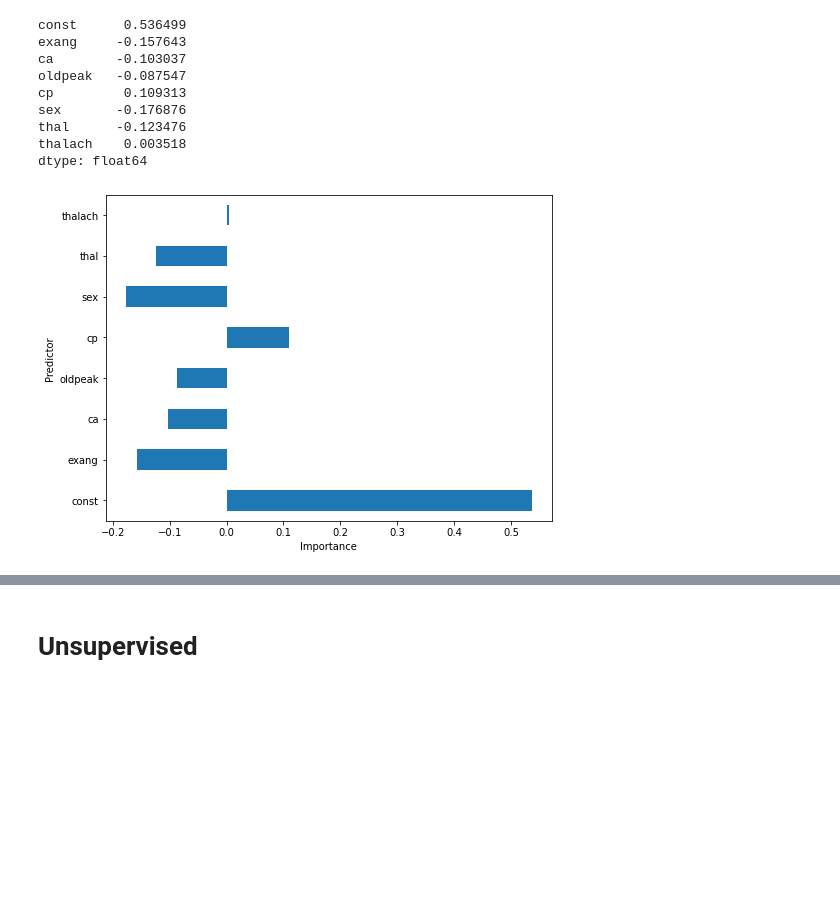
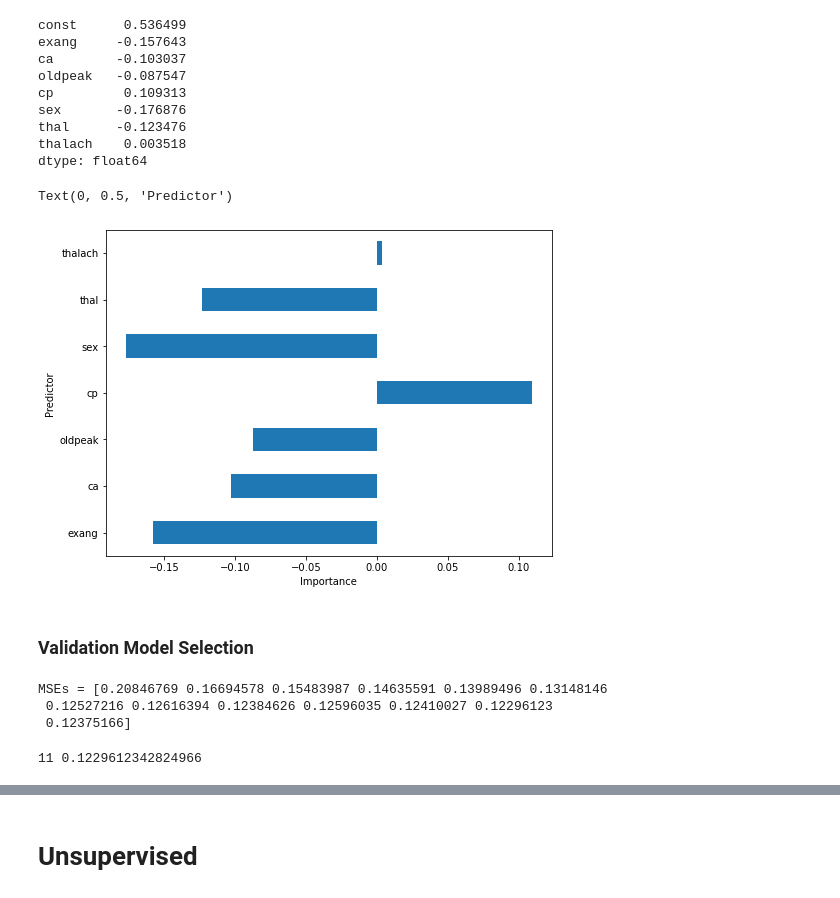
Before and after one commit to trs96/MLDA, a Jupyter notebook: Project.ipynb, the cells around one changed output, grey strips where cells are left out. Cells and saved outputs as stored; diff of their text form; code cells hidden in the pictures; blank space fills up the shorter version.

```diff
--- a/Project.ipynb
+++ b/Project.ipynb
@@ -692,8 +691,11 @@ dtype: float64
 # %%
 # Visualize the features importances
 fig,ax1 = plt.subplots(1,1, figsize=(8,6))
-models[6][1].params.plot(kind='barh', ax=ax1);
-ax1.set_xlabel('Importance');
-ax1.set_ylabel('Predictor');
+models[6][1].params.iloc[1:].plot(kind='barh', ax=ax1)
+ax1.set_xlabel('Importance')
+ax1.set_ylabel('Predictor')
 # %% [output]
+Text(0, 0.5, 'Predictor')
-[figure, old version]
+[figure, new version]
+# %% [markdown]
+### Validation Model Selection
@@ -699,0 +715,26 @@ ax1.set_ylabel('Predictor');
+# %%
+# for each of the models perform prediction and get MSE on the test data
+mses = np.array([])
+for model in models:
+    # get the predictors for this model, ignore constant
+    features = list(model.params.index[1:])
+
+    # get the corresponding columns of df_test
+    X_test = sm.add_constant(df_test[features])
+
+    # make prediction for this model
+    target_pred = model.predict(X_test)
+
+    # get the MSE for this model
+    mses = np.append(mses, np.mean((target_pred - df_test.target.values)**2))
+print('MSEs =', mses)
+# %% [output]
+MSEs = [0.20846769 0.16694578 0.15483987 0.14635591 0.13989496 0.13148146
+ 0.12527216 0.12616394 0.12384626 0.12596035 0.12410027 0.12296123
+ 0.12375166]
+# %%
+# determine the best model with the lowest test MSE
+min_index, min_mse = min(enumerate(mses), key=itemgetter(1))
+print(min_index, min_mse)
+# %% [output]
+11 0.1229612342824966
```
Also changed, not shown: parts of 24 cells of this notebook.
